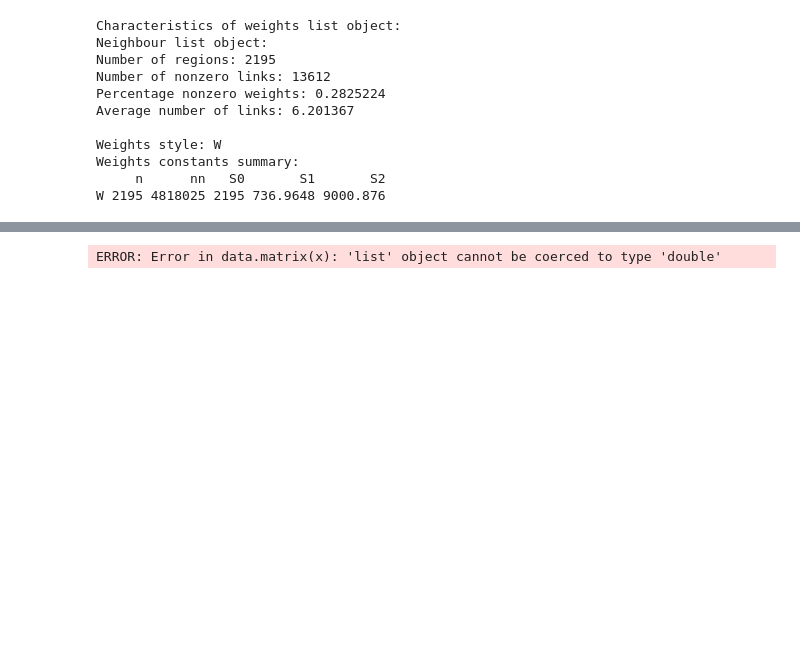
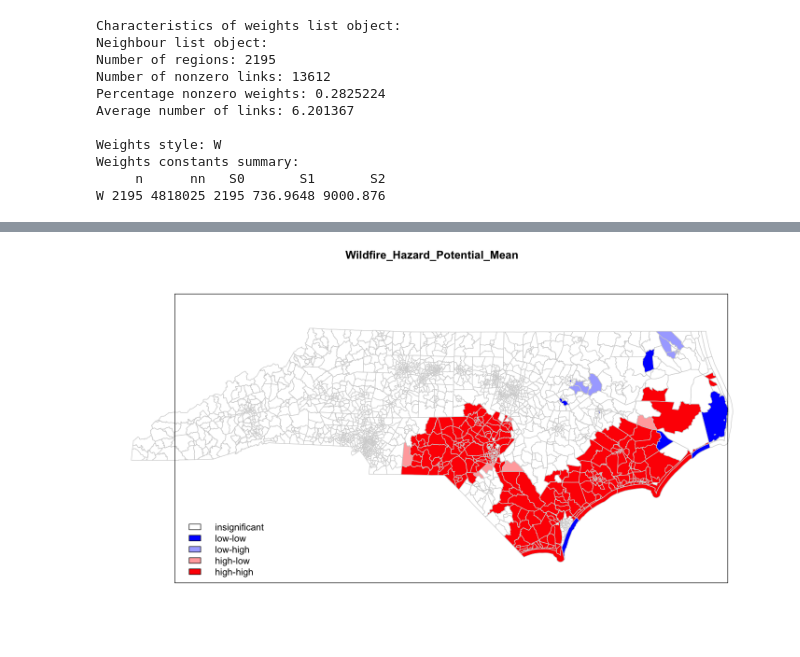
Before and after one commit to UNC-CEMALB/ENVIROSCAN, a Jupyter notebook: 6. Wildfire Risk Spatial Analysis/Wildfire Risk Spatial Analysis.ipynb, the cells around one changed output, grey strips where cells are left out. Saved outputs shown, nothing was run; the diff lists cells and outputs as text; code cells hidden in the pictures; blank space fills up the shorter version.

```diff
--- a/6. Wildfire Risk Spatial Analysis/Wildfire Risk Spatial Analysis.ipynb
+++ b/6. Wildfire Risk Spatial Analysis/Wildfire Risk Spatial Analysis.ipynb
@@ -289,9 +290,12 @@ quadrant[local[,5]>signif] <- 0
 # %%
 brks <- c(0,1,2,3,4)
 colors <- c("white","blue",rgb(0,0,1,alpha=0.4),rgb(1,0,0,alpha=0.4),"red")
-plot(whp_spatial_df,border="lightgray",col=colors[findInterval(quadrant,brks,all.inside=FALSE)])
+
+plot(whp_spatial_sf %>%
+     select(c("Wildfire_Hazard_Potential_Mean", "geometry")), border = "lightgray",
+     col = colors[findInterval(quadrant, brks , all.inside = FALSE)])
 box()
-legend("bottomleft", legend = c("insignificant","low-low","low-high","high-low","high-high"),
-       fill=colors,bty="n")
+legend("bottomleft", legend = c("insignificant", "low-low", "low-high", "high-low", "high-high"),
+       fill = colors, bty = "n")
 # %% [output]
-ERROR: Error in data.matrix(x): 'list' object cannot be coerced to type 'double'
+[figure, added]
```
Also changed, not shown: parts of 35 cells of this notebook.
